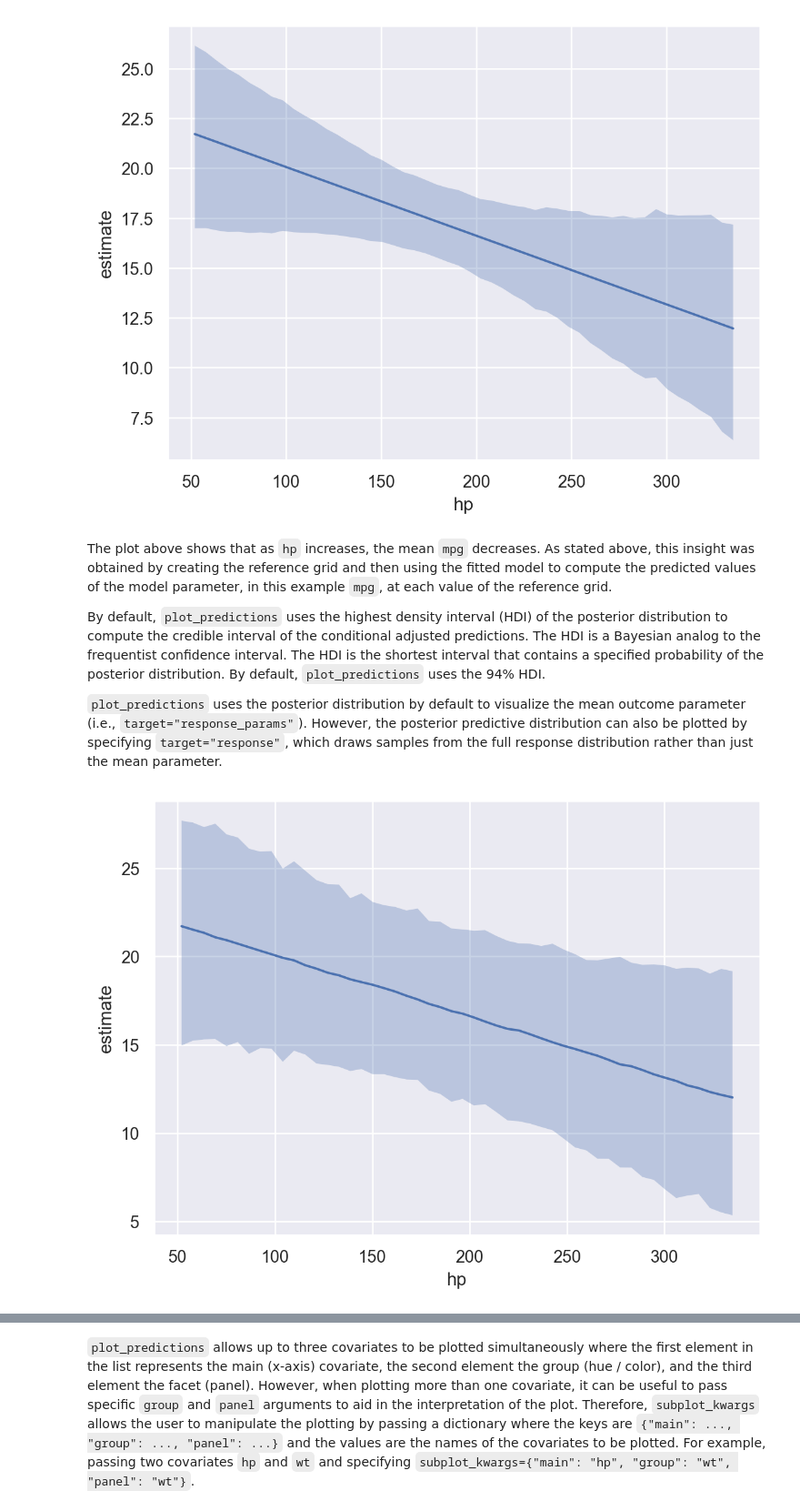
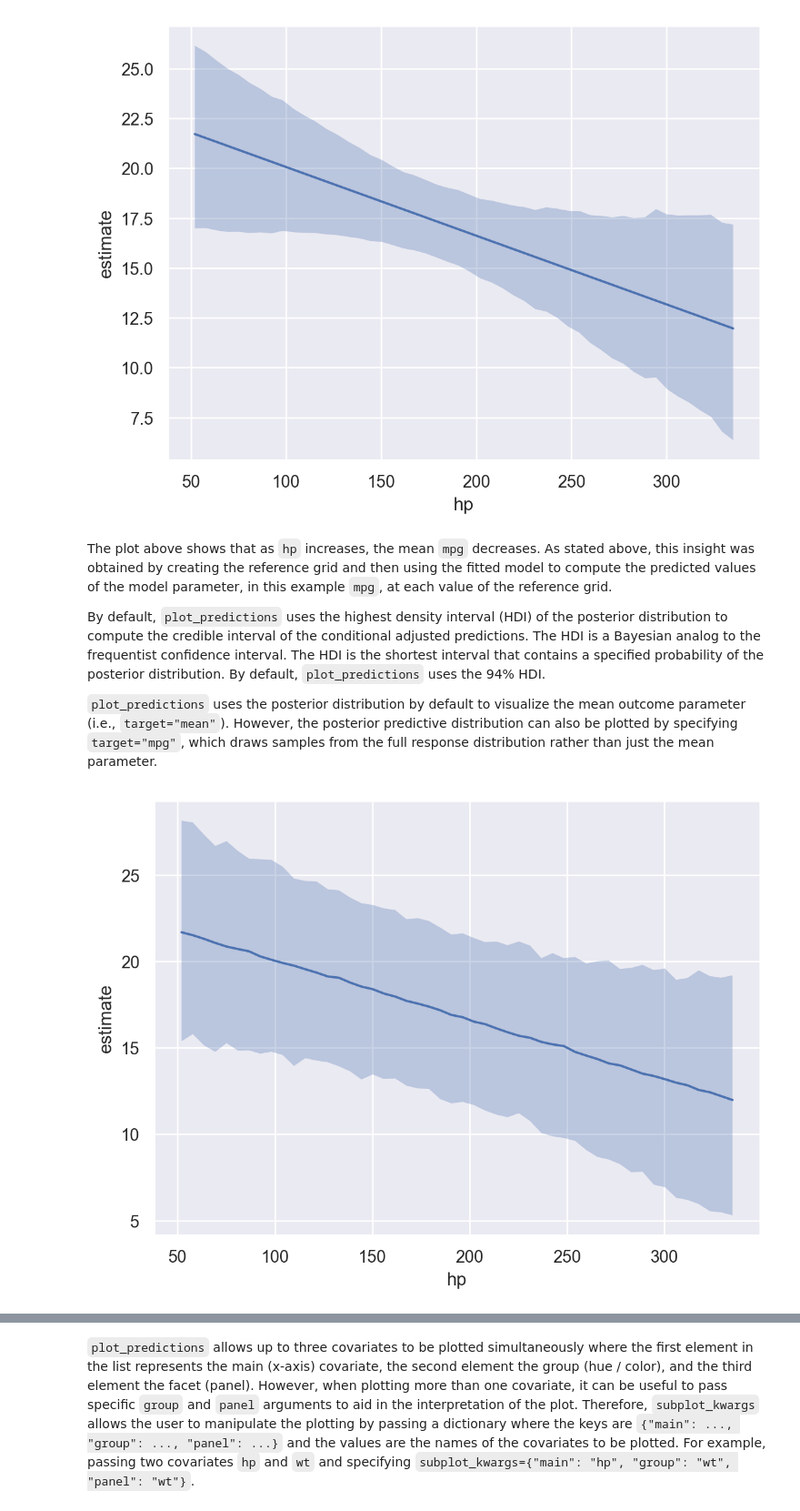
Before and after one commit to bambinos/bambi, a Jupyter notebook: docs/notebooks/plot_predictions.ipynb, the cells around one changed output, grey strips where cells are left out. Shown at 91% size. Drawn from its saved outputs; the diff is of its cells as text; code cells hidden in the pictures.

```diff
--- a/docs/notebooks/plot_predictions.ipynb
+++ b/docs/notebooks/plot_predictions.ipynb
@@ -101,9 +101,9 @@ The plot above shows that as `hp` increases, the mean `mpg` decreases. As stated
 
 By default, `plot_predictions` uses the highest density interval (HDI) of the posterior distribution to compute the credible interval of the conditional adjusted predictions. The HDI is a Bayesian analog to the frequentist confidence interval. The HDI is the shortest interval that contains a specified probability of the posterior distribution. By default, `plot_predictions` uses the 94% HDI.
 
-`plot_predictions` uses the posterior distribution by default to visualize the mean outcome parameter (i.e., `target="response_params"`). However, the posterior predictive distribution can also be plotted by specifying `target="response"`, which draws samples from the full response distribution rather than just the mean parameter.
+`plot_predictions` uses the posterior distribution by default to visualize the mean outcome parameter (i.e., `target="mean"`). However, the posterior predictive distribution can also be plotted by specifying `target="mpg"`, which draws samples from the full response distribution rather than just the mean parameter.
 # %%
-bmb.interpret.plot_predictions(model, idata, "hp", target="response")
+bmb.interpret.plot_predictions(model, idata, "hp", target="mpg")
 # %% [output]
-[figure, old version]
+[figure, new version]
 # %% [markdown]
```
Also changed, not shown: parts of 8 cells of this notebook, 2 other files.
